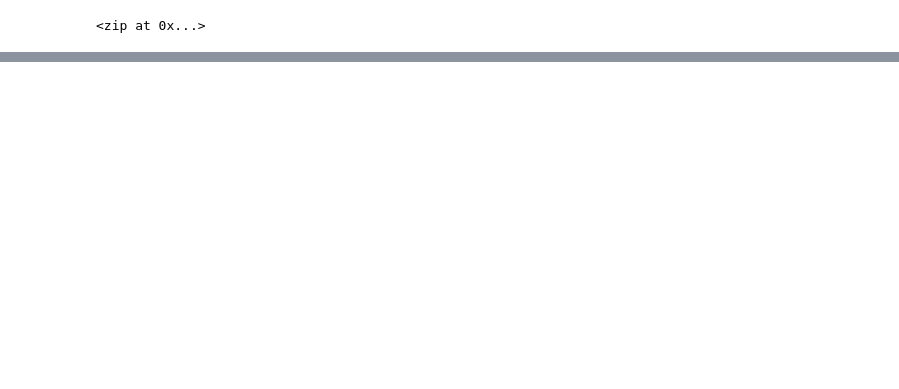
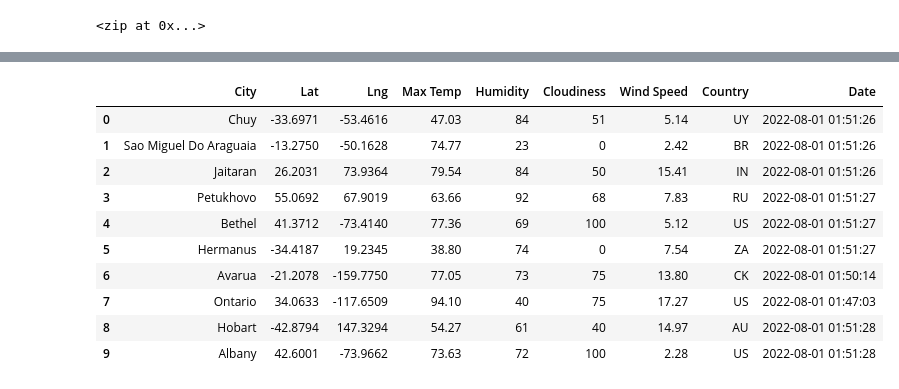
Before and after one commit to billy-bartlett/World_Weather_Analysis, a Jupyter notebook: WeatherPy.ipynb, the cells around one changed output, grey strips where cells are left out. Saved outputs shown, nothing was run; the diff lists cells and outputs as text; code cells hidden in the pictures; blank space fills up the shorter version.

Commit message:
Updated gitignore and WeatherPy file.

```diff
--- a/WeatherPy.ipynb
+++ b/WeatherPy.ipynb
@@ -56,0 +73,4 @@ len(cities)
+# %%
+# Starting URL for Weather Map API Call.
+url = "http://api.openweathermap.org/data/2.5/weather?units=Imperial&APPID=" + weather_api_key
+# print(url)
@@ -56,0 +158,16 @@ len(cities)
+# %%
+# Convert the array of dictionaries to a Pandas DataFrame.
+city_data_df = pd.DataFrame(city_data)
+city_data_df.head(10)
+# %% [output]
+|  | City | Lat | Lng | Max Temp | Humidity | Cloudiness | Wind Speed | Country | Date |
+| 0 | Chuy | -33.6971 | -53.4616 | 47.03 | 84 | 51 | 5.14 | UY | 2022-08-01 01:51:26 |
+| 1 | Sao Miguel Do Araguaia | -13.2750 | -50.1628 | 74.77 | 23 | 0 | 2.42 | BR | 2022-08-01 01:51:26 |
+| 2 | Jaitaran | 26.2031 | 73.9364 | 79.54 | 84 | 50 | 15.41 | IN | 2022-08-01 01:51:26 |
+| 3 | Petukhovo | 55.0692 | 67.9019 | 63.66 | 92 | 68 | 7.83 | RU | 2022-08-01 01:51:27 |
+| 4 | Bethel | 41.3712 | -73.4140 | 77.36 | 69 | 100 | 5.12 | US | 2022-08-01 01:51:27 |
+| 5 | Hermanus | -34.4187 | 19.2345 | 38.80 | 74 | 0 | 7.54 | ZA | 2022-08-01 01:51:27 |
+| 6 | Avarua | -21.2078 | -159.7750 | 77.05 | 73 | 75 | 13.80 | CK | 2022-08-01 01:50:14 |
+| 7 | Ontario | 34.0633 | -117.6509 | 94.10 | 40 | 75 | 17.27 | US | 2022-08-01 01:47:03 |
+| 8 | Hobart | -42.8794 | 147.3294 | 54.27 | 61 | 40 | 14.97 | AU | 2022-08-01 01:51:28 |
+| 9 | Albany | 42.6001 | -73.9662 | 73.63 | 72 | 100 | 2.28 | US | 2022-08-01 01:51:28 |
```
Also changed, not shown: parts of 9 cells of this notebook, 1 other file.
